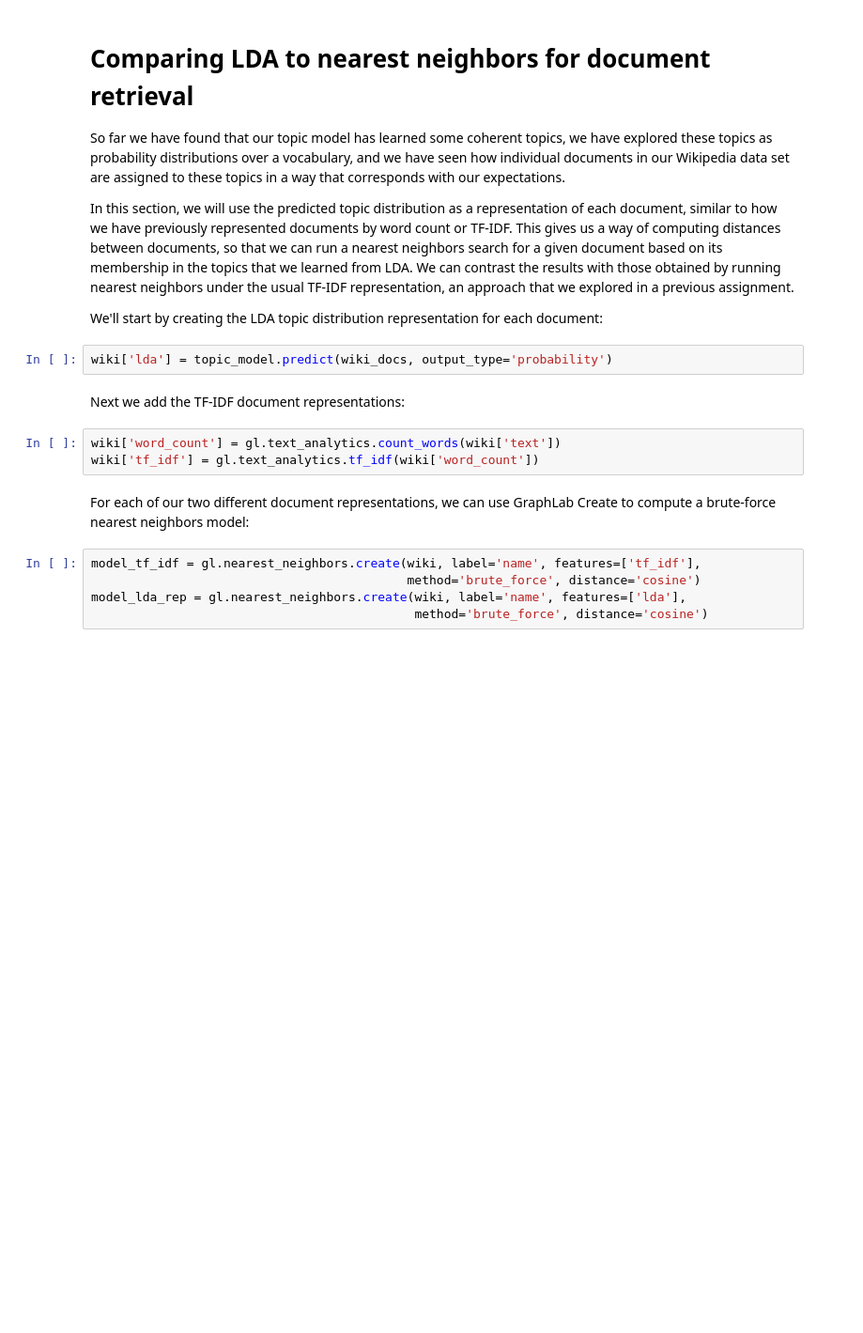
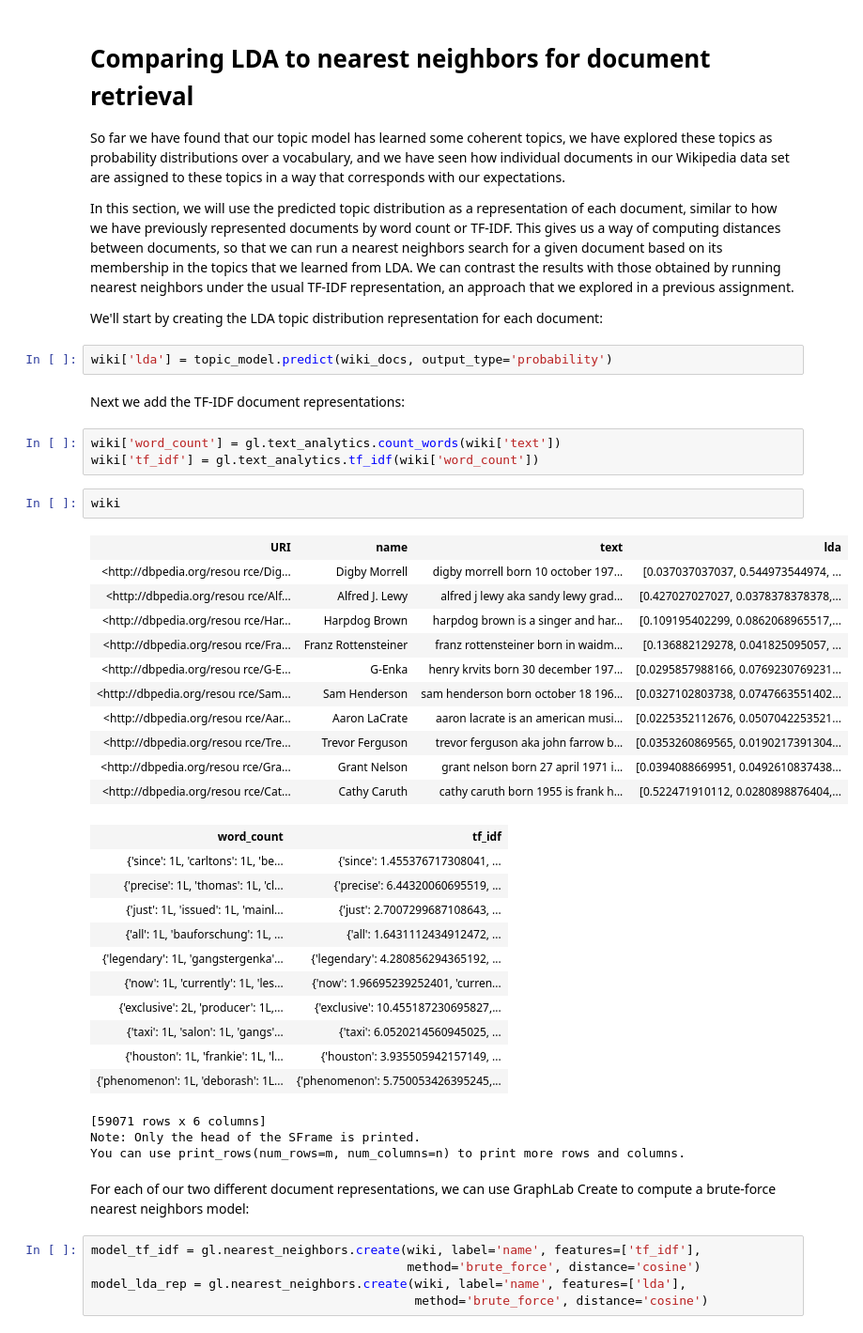
Before and after one commit to Lving/MachineLearning_Clustering_Retrieval, a Jupyter notebook: week5_Mixed Membership Modeling via Latent Dirichlet Allocation/5_lda_blank.ipynb, the cells around one changed output. Shown: that part at 94% size. Drawn from its saved outputs; the diff is of its cells as text; blank space fills up the shorter version.

```diff
--- a/week5_Mixed Membership Modeling via Latent Dirichlet Allocation/5_lda_blank.ipynb
+++ b/week5_Mixed Membership Modeling via Latent Dirichlet Allocation/5_lda_blank.ipynb
@@ -269,6 +301,34 @@ Next we add the TF-IDF document representations:
 # %%
 wiki['word_count'] = gl.text_analytics.count_words(wiki['text'])
 wiki['tf_idf'] = gl.text_analytics.tf_idf(wiki['word_count'])
+# %%
+wiki
+# %% [output]
+| URI | name | text | lda |
+| <http://dbpedia.org/resou rce/Dig... | Digby Morrell | digby morrell born 10 october 197... | [0.037037037037, 0.544973544974, ... |
+| <http://dbpedia.org/resou rce/Alf... | Alfred J. Lewy | alfred j lewy aka sandy lewy grad... | [0.427027027027, 0.0378378378378,... |
+| <http://dbpedia.org/resou rce/Har... | Harpdog Brown | harpdog brown is a singer and har... | [0.109195402299, 0.0862068965517,... |
+| <http://dbpedia.org/resou rce/Fra... | Franz Rottensteiner | franz rottensteiner born in waidm... | [0.136882129278, 0.041825095057, ... |
+| <http://dbpedia.org/resou rce/G-E... | G-Enka | henry krvits born 30 december 197... | [0.0295857988166, 0.0769230769231... |
+| <http://dbpedia.org/resou rce/Sam... | Sam Henderson | sam henderson born october 18 196... | [0.0327102803738, 0.0747663551402... |
+| <http://dbpedia.org/resou rce/Aar... | Aaron LaCrate | aaron lacrate is an american musi... | [0.0225352112676, 0.0507042253521... |
+| <http://dbpedia.org/resou rce/Tre... | Trevor Ferguson | trevor ferguson aka john farrow b... | [0.0353260869565, 0.0190217391304... |
+| <http://dbpedia.org/resou rce/Gra... | Grant Nelson | grant nelson born 27 april 1971 i... | [0.0394088669951, 0.0492610837438... |
+| <http://dbpedia.org/resou rce/Cat... | Cathy Caruth | cathy caruth born 1955 is frank h... | [0.522471910112, 0.0280898876404,... |
+| word_count | tf_idf |
+| {'since': 1L, 'carltons': 1L, 'be... | {'since': 1.455376717308041, ... |
+| {'precise': 1L, 'thomas': 1L, 'cl... | {'precise': 6.44320060695519, ... |
+| {'just': 1L, 'issued': 1L, 'mainl... | {'just': 2.7007299687108643, ... |
+| {'all': 1L, 'bauforschung': 1L, ... | {'all': 1.6431112434912472, ... |
+| {'legendary': 1L, 'gangstergenka'... | {'legendary': 4.280856294365192, ... |
+| {'now': 1L, 'currently': 1L, 'les... | {'now': 1.96695239252401, 'curren... |
+| {'exclusive': 2L, 'producer': 1L,... | {'exclusive': 10.455187230695827,... |
+| {'taxi': 1L, 'salon': 1L, 'gangs'... | {'taxi': 6.0520214560945025, ... |
+| {'houston': 1L, 'frankie': 1L, 'l... | {'houston': 3.935505942157149, ... |
+| {'phenomenon': 1L, 'deborash': 1L... | {'phenomenon': 5.750053426395245,... |
+[59071 rows x 6 columns]
+Note: Only the head of the SFrame is printed.
+You can use print_rows(num_rows=m, num_columns=n) to print more rows and columns.
 # %% [markdown]
 For each of our two different document representations, we can use GraphLab Create to compute a brute-force nearest neighbors model:
 # %%
```
Also changed, not shown: parts of 9 cells of this notebook.
